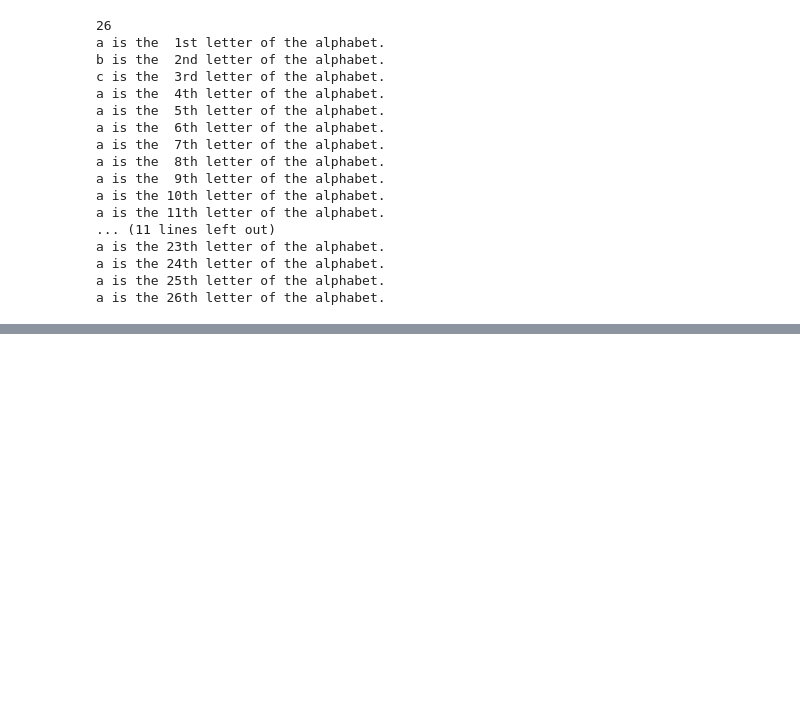
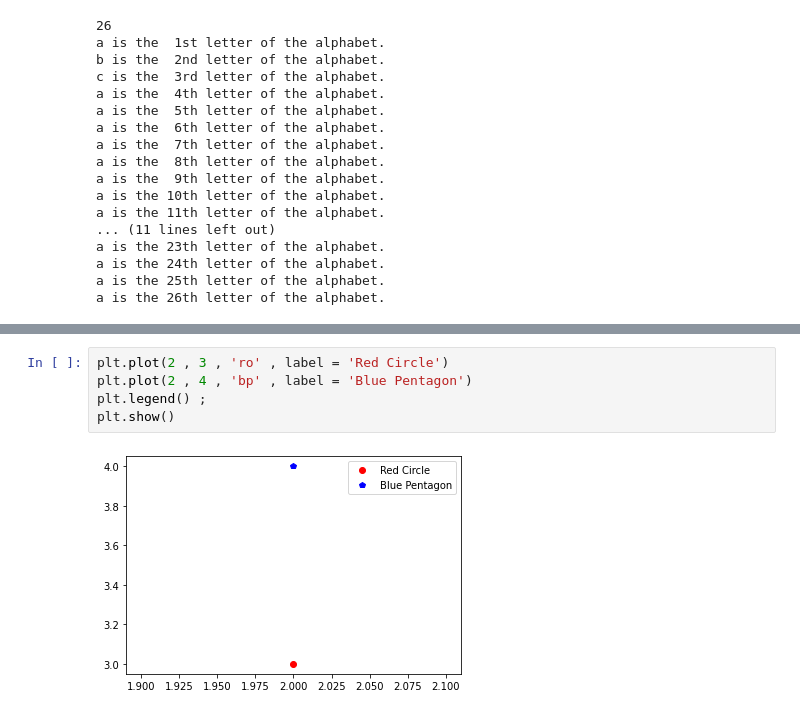
Before and after one commit to dabhimanyu/learn_to_code, a Jupyter notebook: 002_Mike_Python_lec_002.ipynb, the cells around one changed output, grey strips where cells are left out. Saved outputs shown, nothing was run; the diff lists cells and outputs as text; blank space fills up the shorter version.

```diff
--- a/002_Mike_Python_lec_002.ipynb
+++ b/002_Mike_Python_lec_002.ipynb
@@ -310,0 +334,7 @@ a is the 26th letter of the alphabet.
+# %%
+plt.plot(2 , 3 , 'ro' , label = 'Red Circle')
+plt.plot(2 , 4 , 'bp' , label = 'Blue Pentagon')
+plt.legend() ;
+plt.show()
+# %% [output]
+[figure, added]
```
Also changed, not shown: parts of 7 cells of this notebook.
